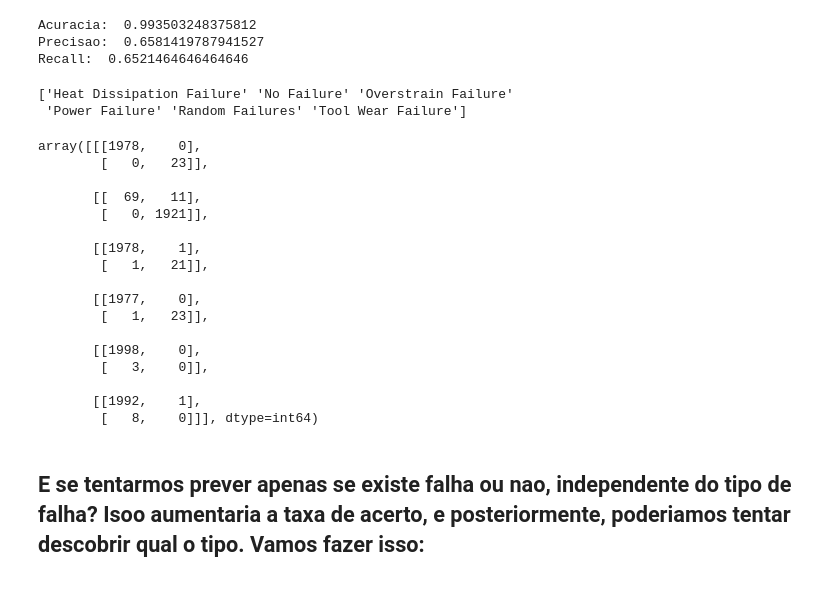
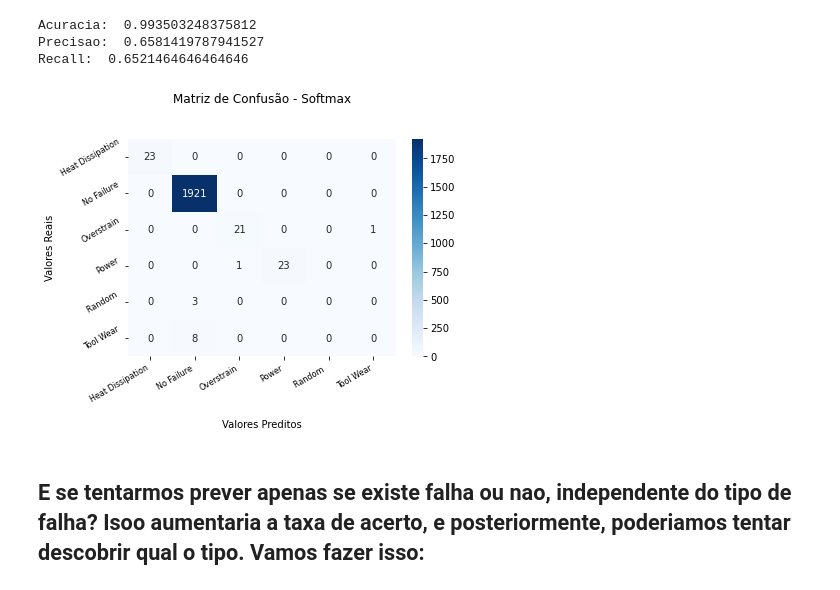
Before and after one commit to IsacLopesS/prever-falhas-potenciais, a Jupyter notebook: prever-falhas.ipynb, the cells around one changed output. Cells and saved outputs as stored; diff of their text form; code cells hidden in the pictures.

```diff
--- a/prever-falhas.ipynb
+++ b/prever-falhas.ipynb
@@ -664,30 +664,25 @@ print('Recall: ',recall)
 Acuracia:  0.993503248375812
 Precisao:  0.6581419787941527
 Recall:  0.6521464646464646
-# %%
-from sklearn.metrics import multilabel_confusion_matrix
-print(classes)
-multilabel_confusion_matrix(y_val2, y_pred.argmax(axis=1))
-# %% [output]
-['Heat Dissipation Failure' 'No Failure' 'Overstrain Failure'
- 'Power Failure' 'Random Failures' 'Tool Wear Failure']
-array([[[1978,    0],
-        [   0,   23]],
-
-       [[  69,   11],
-        [   0, 1921]],
-
-       [[1978,    1],
-        [   1,   21]],
-
-       [[1977,    0],
-        [   1,   23]],
-
-       [[1998,    0],
-        [   3,    0]],
-
-       [[1992,    1],
-        [   8,    0]]], dtype=int64)
+# %%
+import seaborn as sns
+from sklearn import metrics
+
+cf_matrix = metrics.confusion_matrix(y_val2, y_pred.argmax(axis=1))
+ax = sns.heatmap(cf_matrix, annot=True, fmt="d", cmap='Blues')
+
+ax.set_title('Matriz de Confusão - Softmax\n\n');
+ax.set_xlabel('\nValores Preditos')
+ax.set_ylabel('Valores Reais');
+
+## Ticket labels - List must be in alphabetical order
+ax.xaxis.set_ticklabels(["Heat Dissipation", "No Failure", "Overstrain", "Power", "Random ", "Tool Wear"], rotation=30, horizontalalignment='right', fontsize=8)
+ax.yaxis.set_ticklabels(["Heat Dissipation", "No Failure", "Overstrain", "Power", "Random ", "Tool Wear"], rotation=30, horizontalalignment='right', fontsize=8)
+
+## Display the visualization of the Confusion Matrix.
+plt.show()
+# %% [output]
+[figure, added]
 # %% [markdown]
 ## E se tentarmos prever apenas se existe falha ou nao, independente do tipo de falha? Isoo aumentaria a taxa de acerto, e posteriormente, poderiamos tentar descobrir qual o tipo. Vamos fazer isso:
 # %%
```
Also changed, not shown: parts of 4 cells of this notebook.
